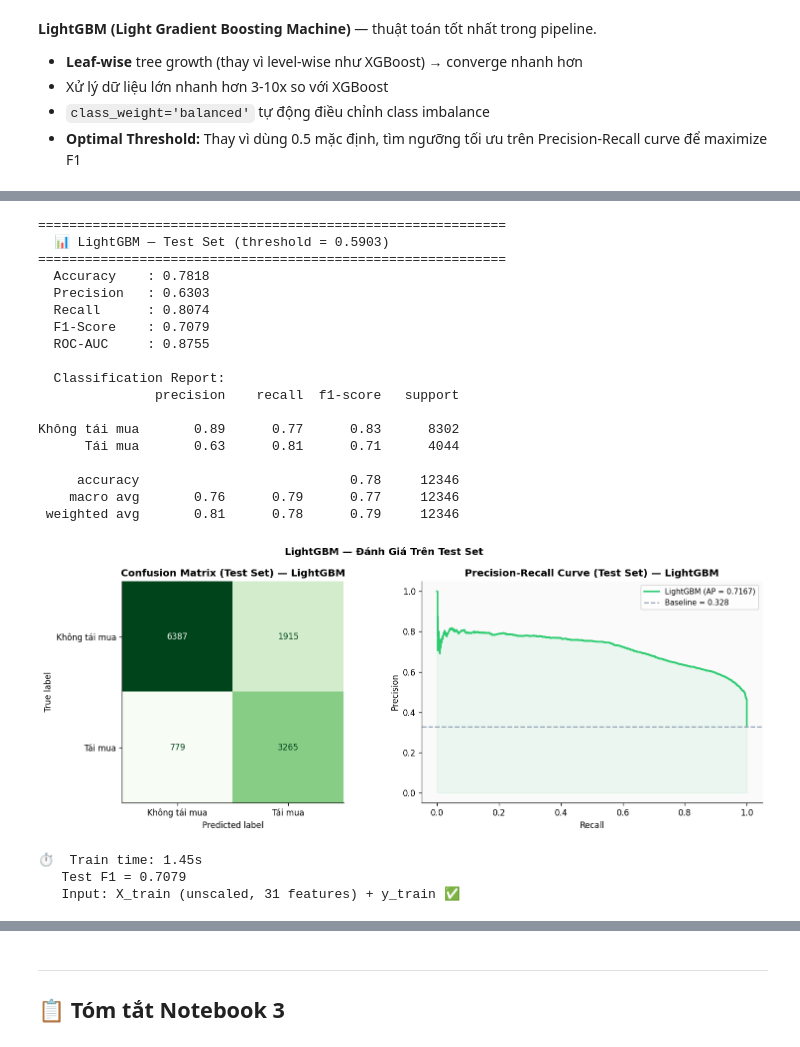
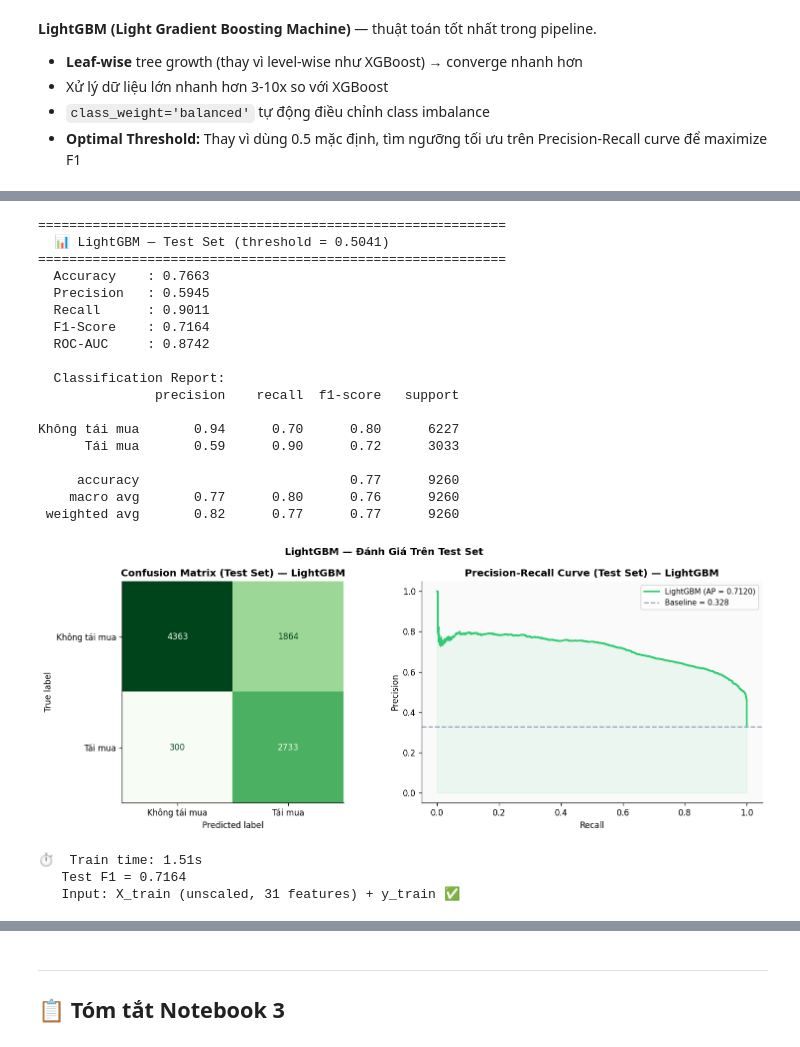
Before and after one commit to TranThiNgocVy/MOCK_PROJECT-NHOM2, a Jupyter notebook: 3_Model_Building.ipynb, the cells around one changed output, grey strips where cells are left out. Drawn from its saved outputs; the diff is of its cells as text; code cells hidden in the pictures.

```diff
--- a/3_Model_Building.ipynb
+++ b/3_Model_Building.ipynb
@@ -856,12 +972,14 @@ Không tái mua       0.93      0.71      0.80      8302
 - `class_weight='balanced'` tự động điều chỉnh class imbalance
 - **Optimal Threshold:** Thay vì dùng 0.5 mặc định, tìm ngưỡng tối ưu trên Precision-Recall curve để maximize F1
 # %%
+
 # ============================================================
-# MODEL 3: LightGBM — fixed n_estimators (no early stopping)
+# MODEL 3: LightGBM — với Early Stopping trên Validation set
 # Input: X_train + y_train (unscaled — tree model)
+# Early Stopping: eval_set=[(X_val, y_val)], stopping_rounds=50
 # ============================================================
 lgbm_model = LGBMClassifier(
-    n_estimators=300,
+    n_estimators=500,           # Tối đa 500 cây — Early Stopping dừng sớm hơn
     learning_rate=0.05,
     max_depth=6,
     num_leaves=63,
@@ -873,13 +991,24 @@ lgbm_model = LGBMClassifier(
     verbose=-1,
 )
 
-print(f'🚀 Training LightGBM (n_estimators=300, no early stopping)...')
-print(f'   Train: X_train ({X_train.shape[0]:,} dòng × {X_train.shape[1]} features)')
+print(f'🚀 Training LightGBM (max n_estimators=500, early_stopping_rounds=50)...')
+print(f'   Train    : X_train ({X_train.shape[0]:,} dòng × {X_train.shape[1]} features)')
+print(f'   Val (ES) : X_val   ({X_val.shape[0]:,} dòng) ← thước đo dừng học')
 
 t0 = time.time()
-lgbm_model.fit(X_train, y_train)
+lgbm_model.fit(
+    X_train, y_train,
+    eval_set=[(X_val, y_val)],   # Validation set cho Early Stopping
+    callbacks=[
+        lgb.early_stopping(stopping_rounds=50, verbose=False),
+        lgb.log_evaluation(period=-1),  # Tắt log verbose
+    ]
+)
 lgbm_time = time.time() - t0
 
 print(f'\n✅ LightGBM hoàn thành — Training time: {lgbm_time:.1f}s')
+print(f'   Best iteration (Early Stopping): {lgbm_model.best_iteration_}')
+print(f'   (dừng sớm trước 500 rounds — chống overfitting ✅)')
 print(f'   Input: X_train (unscaled, {X_train.shape[1]} features) + y_train ✅')
+print(f'   Early Stopping trên: X_val / y_val ✅')
 # %% [output]
@@ -935,7 +1081,7 @@ print(f'\n✅ Optimal threshold đã lưu: models/optimal_threshold.pkl')
 # LightGBM: Đánh giá trên Test Set (threshold = optimal_threshold)
 # ============================================================
 lgbm_probs_all = lgbm_model.predict_proba(X_test)[:, 1]
-lgbm_preds     = (lgbm_probs_all >= optimal_threshold).astype(int)
+lgbm_preds     = (lgbm_probs_all >= lgbm_opt_thresh).astype(int)
 
 acc  = accuracy_score(y_test, lgbm_preds)
 prec = precision_score(y_test, lgbm_preds, zero_division=0)
@@ -944,7 +1090,7 @@ f1   = f1_score(y_test, lgbm_preds, zero_division=0)
 auc  = roc_auc_score(y_test, lgbm_probs_all)
 
 print('='*60)
-print(f'  📊 LightGBM — Test Set (threshold = {optimal_threshold:.4f})')
+print(f'  📊 LightGBM — Test Set (threshold = {lgbm_opt_thresh:.4f})')
 print('='*60)
 print(f'  Accuracy    : {acc:.4f}')
 print(f'  Precision   : {prec:.4f}')
@@ -966,47 +1112,47 @@ axes[0].set_title('Confusion Matrix (Test Set) — LightGBM', fontweight='bold')
 
 pr_prec, pr_rec, _ = precision_recall_curve(y_test, lgbm_probs_all)
 ap       = average_precision_score(y_test, lgbm_probs_all)
 baseline = float(y_test.mean())
 axes[1].plot(pr_rec, pr_prec, color='#2ECC71', lw=2, label=f'LightGBM (AP = {ap:.4f})')
 axes[1].axhline(baseline, linestyle='--', color='#94A3B8', label=f'Baseline = {baseline:.3f}')
 axes[1].fill_between(pr_rec, pr_prec, alpha=0.08, color='#2ECC71')
 axes[1].set_xlabel('Recall'); axes[1].set_ylabel('Precision')
 axes[1].set_title('Precision-Recall Curve (Test Set) — LightGBM', fontweight='bold')
 axes[1].legend(fontsize=9); axes[1].set_facecolor('#FAFAFA')
 plt.suptitle('LightGBM — Đánh Giá Trên Test Set', fontsize=12, fontweight='bold')
 plt.tight_layout(); plt.show()
 
 all_results['LightGBM'] = {
     'Accuracy': acc, 'Precision': prec, 'Recall': rec,
     'F1-Score': f1, 'ROC-AUC': auc, 'Train time (s)': lgbm_time,
 }
 all_probs['LightGBM'] = lgbm_probs_all
 
 print(f'\n⏱️  Train time: {lgbm_time:.2f}s')
 print(f'   Test F1 = {f1:.4f}')
 print(f'   Input: X_train (unscaled, {X_train.shape[1]} features) + y_train ✅')
 # %% [output]
 ============================================================
-  📊 LightGBM — Test Set (threshold = 0.5903)
+  📊 LightGBM — Test Set (threshold = 0.5041)
 ============================================================
-  Accuracy    : 0.7818
-  Precision   : 0.6303
-  Recall      : 0.8074
-  F1-Score    : 0.7079
-  ROC-AUC     : 0.8755
+  Accuracy    : 0.7663
+  Precision   : 0.5945
+  Recall      : 0.9011
+  F1-Score    : 0.7164
+  ROC-AUC     : 0.8742
 
   Classification Report:
                precision    recall  f1-score   support
 
-Không tái mua       0.89      0.77      0.83      8302
-      Tái mua       0.63      0.81      0.71      4044
+Không tái mua       0.94      0.70      0.80      6227
+      Tái mua       0.59      0.90      0.72      3033
 
-     accuracy                           0.78     12346
-    macro avg       0.76      0.79      0.77     12346
- weighted avg       0.81      0.78      0.79     12346
+     accuracy                           0.77      9260
+    macro avg       0.77      0.80      0.76      9260
+ weighted avg       0.82      0.77      0.77      9260
-[figure, old version]
+[figure, new version]
-⏱️  Train time: 1.45s
-   Test F1 = 0.7079
+⏱️  Train time: 1.51s
+   Test F1 = 0.7164
    Input: X_train (unscaled, 31 features) + y_train ✅
 # %%
 # ============================================================
```
Also changed, not shown: parts of 13 cells of this notebook, 15 other files.
